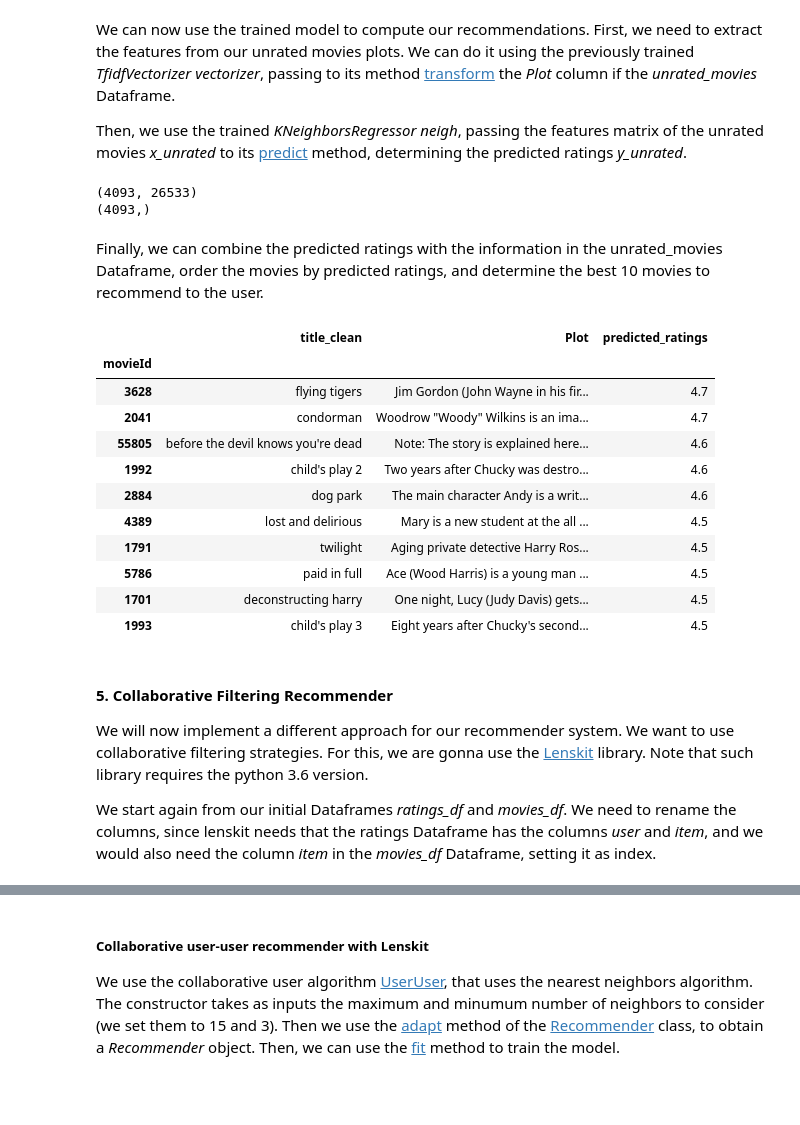
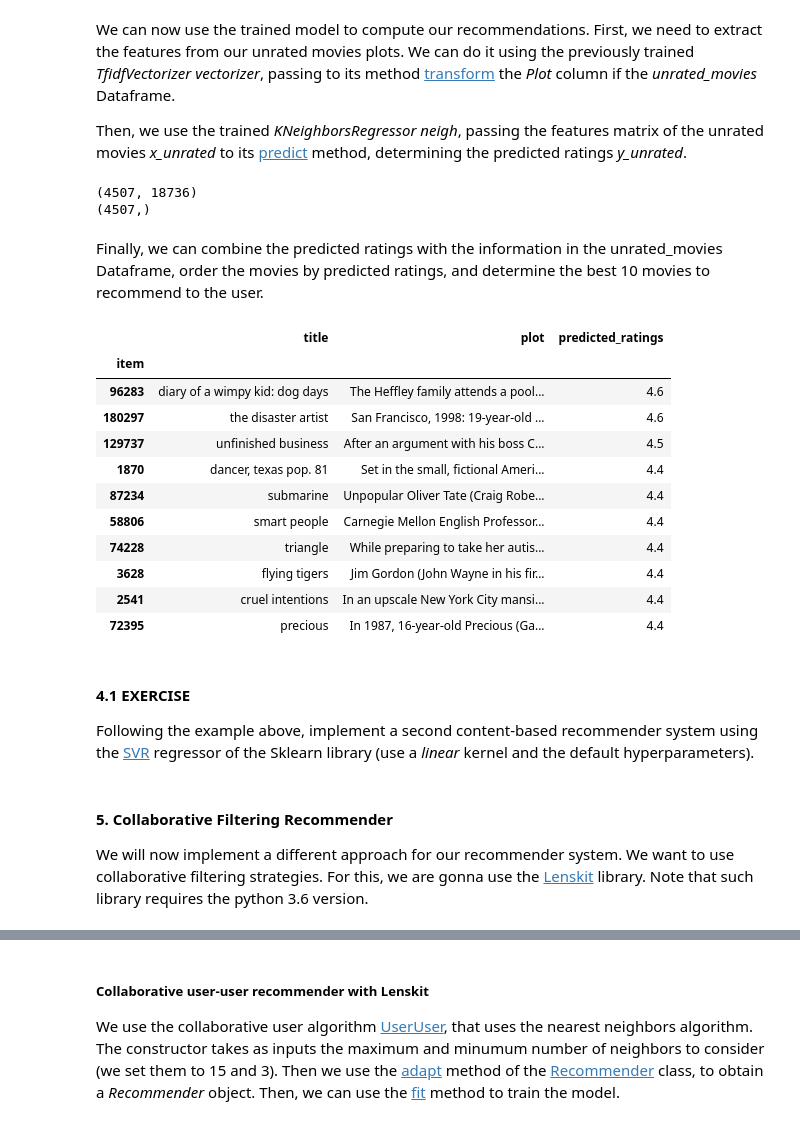
Before and after one commit to barnap/recsys-um-labs, a Jupyter notebook: Lab1/Tutorial Lab 1.ipynb, the cells around one changed output, grey strips where cells are left out. Cells and saved outputs as stored; diff of their text form; code cells hidden in the pictures; blank space fills up the shorter version.

Commit message:
Tutorial 1 - split between labs (*) exercises solutions still missing

```diff
--- a/Lab1/Tutorial Lab 1.ipynb
+++ b/Lab1/Tutorial Lab 1.ipynb
@@ -367,6 +241,5 @@ Finally, let's combine the information about the rating in our *rated_movies* Da
 # %%
-selected_user_ratings = selected_user_ratings.set_index('movieId')
-rated_movies = rated_movies.join(selected_user_ratings['rating'], on='movieId')
-print("Rated movies: " + str(rated_movies.shape[0]))
-display(rated_movies.head(10))
+rated_movies_df = rated_movies_df.join(selected_user_ratings.set_index('item')['rating'], on='item')
+print("Rated movies: " + str(rated_movies_df.shape[0]))
+display(rated_movies_df.head(10))
 # %% [output]
@@ -394,6 +267,6 @@ import sklearn
 from sklearn.feature_extraction.text import TfidfVectorizer
 
 vectorizer = TfidfVectorizer()
-X = vectorizer.fit_transform(rated_movies['Plot'])
+X = vectorizer.fit_transform(rated_movies_df['plot'])
 print(X.shape)
 # %% [output]
@@ -403,6 +276,6 @@ print(X.shape)
 
 Now, we have our features. To train our model, we need also the ratings. In this example, we are gonna using the ratings, and we will train a regressor, that is able to determine, for each unrated movie, an extimation of the rating that the user would assign to it. Of course, we could use a different approach, treating the problem as a classification problem. In that case, we would need to transform our ratings to obtain labels. For simplicity, we will work with the ratings. Hence, we need to prepare a vector containing the ratings for each movie, and we do it simply selecting the *rating* column of our dataset.
 # %%
-y = rated_movies['rating']
+y = rated_movies_df['rating']
 print(y.shape)
 # %% [output]
@@ -421,35 +294,37 @@ We can now use the trained model to compute our recommendations. First, we need
 
 Then, we use the trained *KNeighborsRegressor* *neigh*, passing the features matrix of the unrated movies *x_unrated* to its [predict](https://scikit-learn.org/stable/modules/generated/sklearn.neighbors.KNeighborsRegressor.html#sklearn.neighbors.KNeighborsRegressor.predict) method, determining the predicted ratings *y_unrated*.
 # %%
-X_unrated = vectorizer.transform(unrated_movies['Plot'])
+X_unrated = vectorizer.transform(unrated_movies_df['plot'])
 print(X_unrated.shape)
 y_unrated = neigh.predict(X_unrated)
 print(y_unrated.shape)
 # %% [output]
-(4093, 26533)
-(4093,)
+(4507, 18736)
+(4507,)
 # %% [markdown]
 Finally, we can combine the predicted ratings with the information in the unrated_movies Dataframe, order the movies by predicted ratings, and determine the best 10 movies to recommend to the user.
 # %%
-unrated_movies['predicted_ratings'] = y_unrated
-unrated_movies = unrated_movies.sort_values(by='predicted_ratings', ascending=False)
-display(unrated_movies.head(10))
+unrated_movies_df['predicted_ratings'] = y_unrated
+unrated_movies_df = unrated_movies_df.sort_values(by='predicted_ratings', ascending=False)
+display(unrated_movies_df.head(10))
 # %% [output]
-|  | title_clean | Plot | predicted_ratings |
-| movieId |  |  |  |
-| 3628 | flying tigers | Jim Gordon (John Wayne in his fir... | 4.7 |
-| 2041 | condorman | Woodrow "Woody" Wilkins is an ima... | 4.7 |
-| 55805 | before the devil knows you're dead | Note: The story is explained here... | 4.6 |
-| 1992 | child's play 2 | Two years after Chucky was destro... | 4.6 |
-| 2884 | dog park | The main character Andy is a writ... | 4.6 |
-| 4389 | lost and delirious | Mary is a new student at the all ... | 4.5 |
-| 1791 | twilight | Aging private detective Harry Ros... | 4.5 |
-| 5786 | paid in full | Ace (Wood Harris) is a young man ... | 4.5 |
-| 1701 | deconstructing harry | One night, Lucy (Judy Davis) gets... | 4.5 |
-| 1993 | child's play 3 | Eight years after Chucky's second... | 4.5 |
+|  | title | plot | predicted_ratings |
+| item |  |  |  |
+| 96283 | diary of a wimpy kid: dog days | The Heffley family attends a pool... | 4.6 |
+| 180297 | the disaster artist | San Francisco, 1998: 19-year-old ... | 4.6 |
+| 129737 | unfinished business | After an argument with his boss C... | 4.5 |
+| 1870 | dancer, texas pop. 81 | Set in the small, fictional Ameri... | 4.4 |
+| 87234 | submarine | Unpopular Oliver Tate (Craig Robe... | 4.4 |
+| 58806 | smart people | Carnegie Mellon English Professor... | 4.4 |
+| 74228 | triangle | While preparing to take her autis... | 4.4 |
+| 3628 | flying tigers | Jim Gordon (John Wayne in his fir... | 4.4 |
+| 2541 | cruel intentions | In an upscale New York City mansi... | 4.4 |
+| 72395 | precious | In 1987, 16-year-old Precious (Ga... | 4.4 |
+# %% [markdown]
+#### 4.1 EXERCISE
+
+Following the example above, implement a second content-based recommender system using the [SVR](http://scikit-learn.org/stable/modules/generated/sklearn.svm.SVR.html) regressor of the Sklearn library (use a *linear* kernel and the default hyperparameters).
 # %% [markdown]
 #### 5. Collaborative Filtering Recommender
 
 We will now implement a different approach for our recommender system. We want to use collaborative filtering strategies. For this, we are gonna use the [Lenskit](https://lkpy.readthedocs.io/en/stable/) library. Note that such library requires the python 3.6 version.
-
-We start again from our initial Dataframes *ratings_df* and *movies_df*. We need to rename the columns, since lenskit needs that the ratings Dataframe has the columns *user* and *item*, and we would also need the column *item* in the *movies_df* Dataframe, setting it as index.
```
Also changed, not shown: parts of 62 cells of this notebook, 12 other files.
